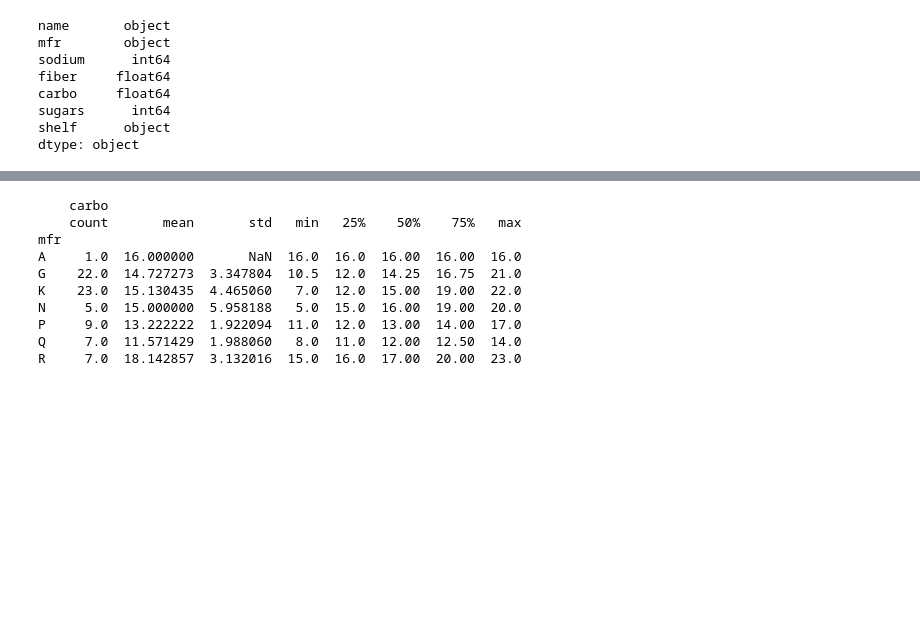
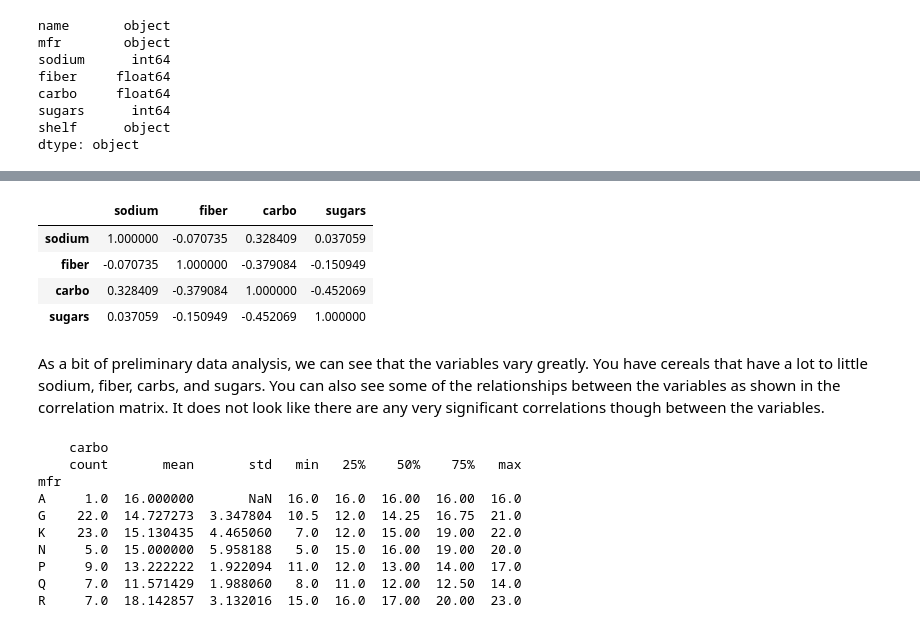
Before and after one commit to JonathanJohann/Independent_Research, a Jupyter notebook: 6.S085 Statistics for Research Projects Problem Set 1.ipynb, the cells around one changed output, grey strips where cells are left out. Saved outputs shown, nothing was run; the diff lists cells and outputs as text; code cells hidden in the pictures; blank space fills up the shorter version.

```diff
--- a/6.S085 Statistics for Research Projects Problem Set 1.ipynb
+++ b/6.S085 Statistics for Research Projects Problem Set 1.ipynb
@@ -94,3 +106,13 @@ dtype: object
+# %%
+df.corr()
+# %% [output]
+|  | sodium | fiber | carbo | sugars |
+| sodium | 1.000000 | -0.070735 | 0.328409 | 0.037059 |
+| fiber | -0.070735 | 1.000000 | -0.379084 | -0.150949 |
+| carbo | 0.328409 | -0.379084 | 1.000000 | -0.452069 |
+| sugars | 0.037059 | -0.150949 | -0.452069 | 1.000000 |
+# %% [markdown]
+As a bit of preliminary data analysis, we can see that the variables vary greatly. You have cereals that have a lot to little sodium, fiber, carbs, and sugars. You can also see some of the relationships between the variables as shown in the correlation matrix. It does not look like there are any very significant correlations though between the variables.
 # %%
 print df[['mfr','carbo']].groupby('mfr').describe().unstack()
 df[['mfr','carbo']].boxplot(by='mfr')
```
Also changed, not shown: parts of 4 cells of this notebook.
